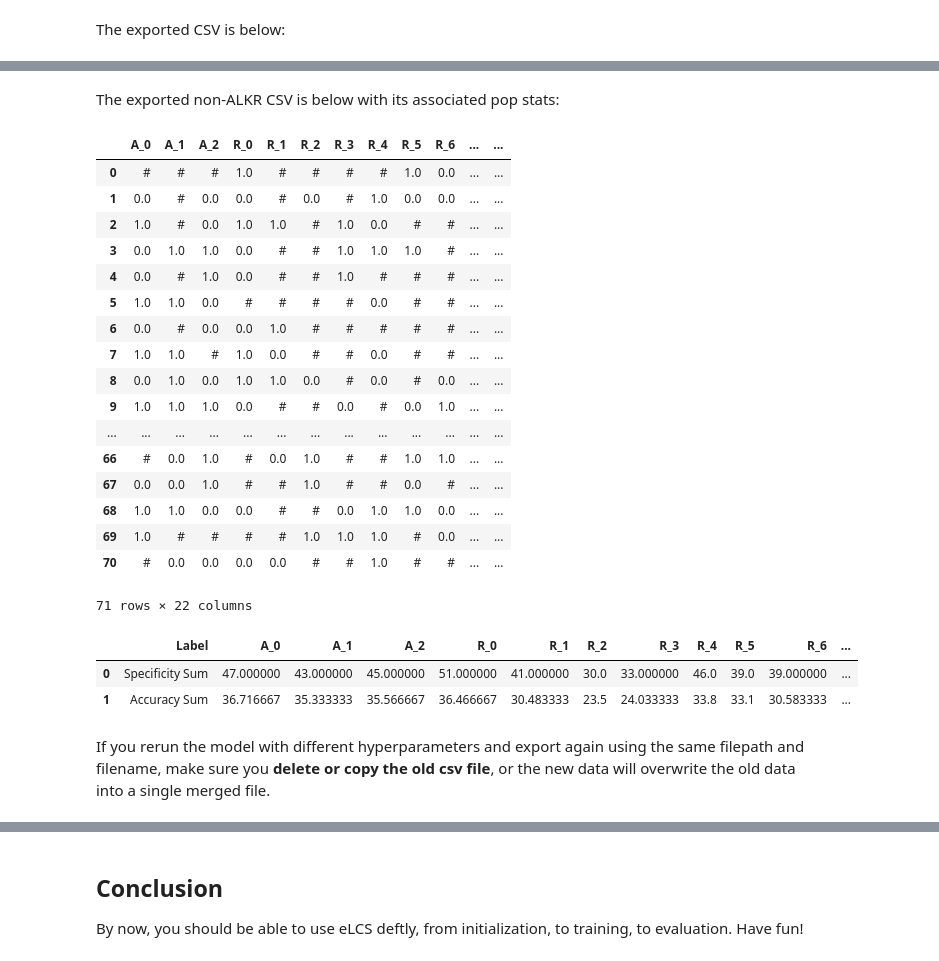
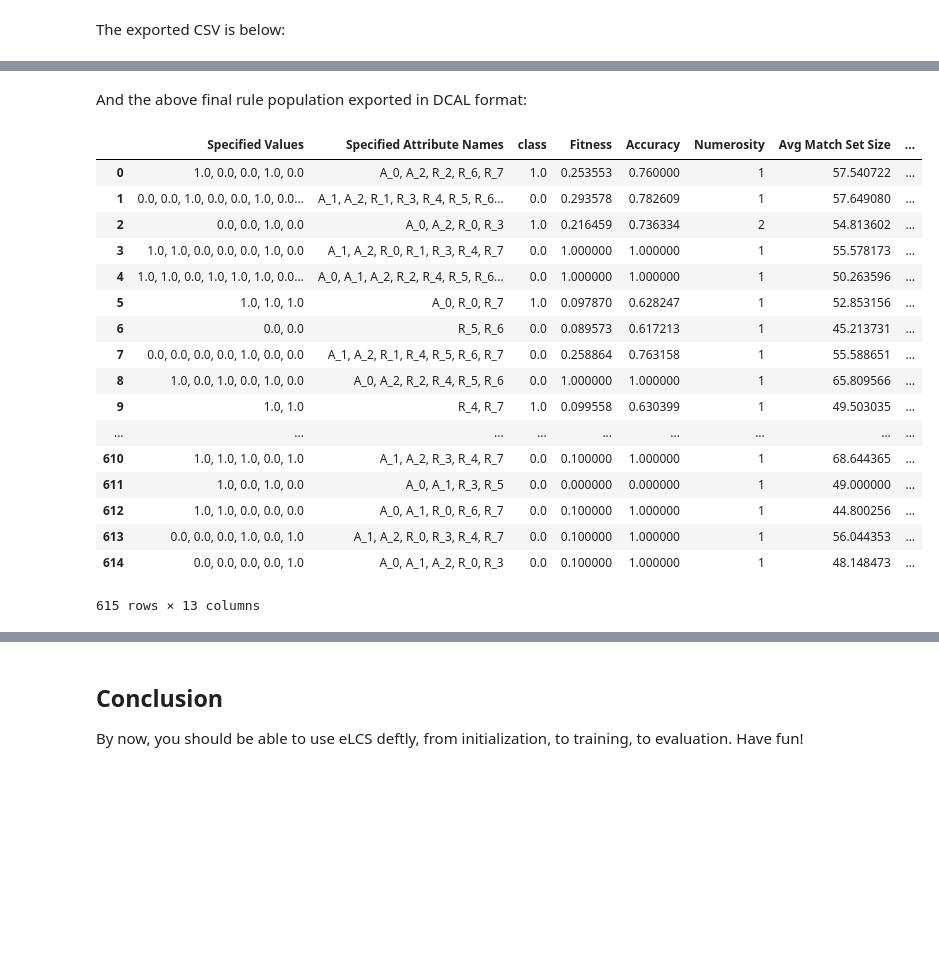
Before and after one commit to UrbsLab/scikit-eLCS, a Jupyter notebook: eLCS User Guide.ipynb, the cells around one changed output, grey strips where cells are left out. Drawn from its saved outputs; the diff is of its cells as text; code cells hidden in the pictures; blank space fills up the shorter version.

```diff
--- a/eLCS User Guide.ipynb
+++ b/eLCS User Guide.ipynb
@@ -785,34 +738,26 @@ A nice feature about all of the rule population methods is that even if **evalWh
+# %% [markdown]
+And the above final rule population exported in DCAL format:
 # %%
-trainedModel.exportRulePopulationAtIterationToCSV(99,headers,classLabel,"defaultExportDir/populationData.csv")
-trainedModel.exportPopStatsToCSV(99,headers,"defaultExportDir/popStats.csv")
+trainedModel.exportFinalRulePopulation(headers,classLabel,filename="defaultExportDir/popData2.csv")
+
+populationData2 = pd.read_csv("defaultExportDir/popData2.csv")
+display(populationData2)
+# %% [output]
+|  | Specified Values | Specified Attribute Names | class | Fitness | Accuracy | Numerosity | Avg Match Set Size | ... |
+| 0 | 1.0, 0.0, 0.0, 1.0, 0.0 | A_0, A_2, R_2, R_6, R_7 | 1.0 | 0.253553 | 0.760000 | 1 | 57.540722 | ... |
+| 1 | 0.0, 0.0, 1.0, 0.0, 0.0, 1.0, 0.0... | A_1, A_2, R_1, R_3, R_4, R_5, R_6... | 0.0 | 0.293578 | 0.782609 | 1 | 57.649080 | ... |
+| 2 | 0.0, 0.0, 1.0, 0.0 | A_0, A_2, R_0, R_3 | 1.0 | 0.216459 | 0.736334 | 2 | 54.813602 | ... |
+| 3 | 1.0, 1.0, 0.0, 0.0, 0.0, 1.0, 0.0 | A_1, A_2, R_0, R_1, R_3, R_4, R_7 | 0.0 | 1.000000 | 1.000000 | 1 | 55.578173 | ... |
+| 4 | 1.0, 1.0, 0.0, 1.0, 1.0, 1.0, 0.0... | A_0, A_1, A_2, R_2, R_4, R_5, R_6... | 0.0 | 1.000000 | 1.000000 | 1 | 50.263596 | ... |
+| 5 | 1.0, 1.0, 1.0 | A_0, R_0, R_7 | 1.0 | 0.097870 | 0.628247 | 1 | 52.853156 | ... |
+| 6 | 0.0, 0.0 | R_5, R_6 | 0.0 | 0.089573 | 0.617213 | 1 | 45.213731 | ... |
+| 7 | 0.0, 0.0, 0.0, 0.0, 1.0, 0.0, 0.0 | A_1, A_2, R_1, R_4, R_5, R_6, R_7 | 0.0 | 0.258864 | 0.763158 | 1 | 55.588651 | ... |
+| 8 | 1.0, 0.0, 1.0, 0.0, 1.0, 0.0 | A_0, A_2, R_2, R_4, R_5, R_6 | 0.0 | 1.000000 | 1.000000 | 1 | 65.809566 | ... |
+| 9 | 1.0, 1.0 | R_4, R_7 | 1.0 | 0.099558 | 0.630399 | 1 | 49.503035 | ... |
+| ... | ... | ... | ... | ... | ... | ... | ... | ... |
+| 610 | 1.0, 1.0, 1.0, 0.0, 1.0 | A_1, A_2, R_3, R_4, R_7 | 0.0 | 0.100000 | 1.000000 | 1 | 68.644365 | ... |
+| 611 | 1.0, 0.0, 1.0, 0.0 | A_0, A_1, R_3, R_5 | 0.0 | 0.000000 | 0.000000 | 1 | 49.000000 | ... |
+| 612 | 1.0, 1.0, 0.0, 0.0, 0.0 | A_0, A_1, R_0, R_6, R_7 | 0.0 | 0.100000 | 1.000000 | 1 | 44.800256 | ... |
+| 613 | 0.0, 0.0, 0.0, 1.0, 0.0, 1.0 | A_1, A_2, R_0, R_3, R_4, R_7 | 0.0 | 0.100000 | 1.000000 | 1 | 56.044353 | ... |
+| 614 | 0.0, 0.0, 0.0, 0.0, 1.0 | A_0, A_1, A_2, R_0, R_3 | 0.0 | 0.100000 | 1.000000 | 1 | 48.148473 | ... |
+615 rows × 13 columns
-# %% [markdown]
-The exported non-ALKR CSV is below with its associated pop stats:
-# %%
-populationData = pd.read_csv("defaultExportDir/populationData.csv")
-display(populationData)
-popStatsData = pd.read_csv("defaultExportDir/popStats.csv")
-display(popStatsData)
-# %% [output]
-|  | A_0 | A_1 | A_2 | R_0 | R_1 | R_2 | R_3 | R_4 | R_5 | R_6 | ... | ... |
-| 0 | # | # | # | 1.0 | # | # | # | # | 1.0 | 0.0 | ... | ... |
-| 1 | 0.0 | # | 0.0 | 0.0 | # | 0.0 | # | 1.0 | 0.0 | 0.0 | ... | ... |
-| 2 | 1.0 | # | 0.0 | 1.0 | 1.0 | # | 1.0 | 0.0 | # | # | ... | ... |
-| 3 | 0.0 | 1.0 | 1.0 | 0.0 | # | # | 1.0 | 1.0 | 1.0 | # | ... | ... |
-| 4 | 0.0 | # | 1.0 | 0.0 | # | # | 1.0 | # | # | # | ... | ... |
-| 5 | 1.0 | 1.0 | 0.0 | # | # | # | # | 0.0 | # | # | ... | ... |
-| 6 | 0.0 | # | 0.0 | 0.0 | 1.0 | # | # | # | # | # | ... | ... |
-| 7 | 1.0 | 1.0 | # | 1.0 | 0.0 | # | # | 0.0 | # | # | ... | ... |
-| 8 | 0.0 | 1.0 | 0.0 | 1.0 | 1.0 | 0.0 | # | 0.0 | # | 0.0 | ... | ... |
-| 9 | 1.0 | 1.0 | 1.0 | 0.0 | # | # | 0.0 | # | 0.0 | 1.0 | ... | ... |
-| ... | ... | ... | ... | ... | ... | ... | ... | ... | ... | ... | ... | ... |
-| 66 | # | 0.0 | 1.0 | # | 0.0 | 1.0 | # | # | 1.0 | 1.0 | ... | ... |
-| 67 | 0.0 | 0.0 | 1.0 | # | # | 1.0 | # | # | 0.0 | # | ... | ... |
-| 68 | 1.0 | 1.0 | 0.0 | 0.0 | # | # | 0.0 | 1.0 | 1.0 | 0.0 | ... | ... |
-| 69 | 1.0 | # | # | # | # | 1.0 | 1.0 | 1.0 | # | 0.0 | ... | ... |
-| 70 | # | 0.0 | 0.0 | 0.0 | 0.0 | # | # | 1.0 | # | # | ... | ... |
-71 rows × 22 columns
-|  | Label | A_0 | A_1 | A_2 | R_0 | R_1 | R_2 | R_3 | R_4 | R_5 | R_6 | ... |
-| 0 | Specificity Sum | 47.000000 | 43.000000 | 45.000000 | 51.000000 | 41.000000 | 30.0 | 33.000000 | 46.0 | 39.0 | 39.000000 | ... |
-| 1 | Accuracy Sum | 36.716667 | 35.333333 | 35.566667 | 36.466667 | 30.483333 | 23.5 | 24.033333 | 33.8 | 33.1 | 30.583333 | ... |
-# %% [markdown]
-If you rerun the model with different hyperparameters and export again using the same filepath and filename, make sure you **delete or copy the old csv file**, or the new data will overwrite the old data into a single merged file.
```
Also changed, not shown: parts of 31 cells of this notebook, 22 other files.
